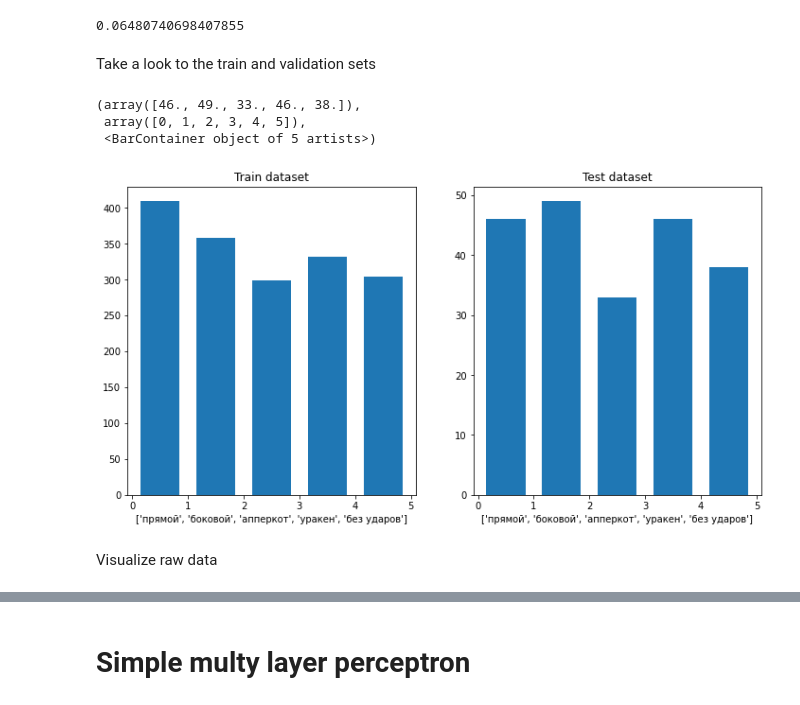
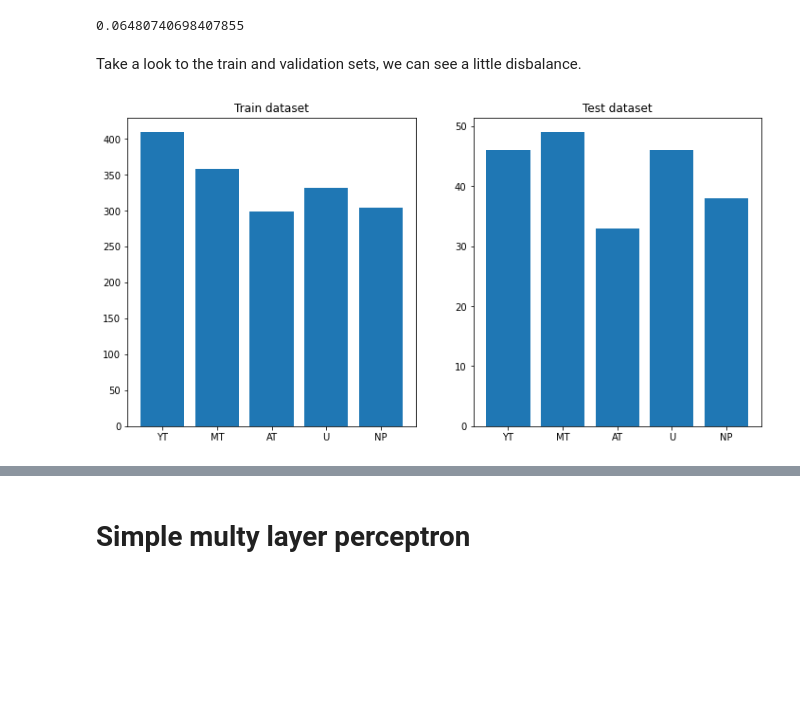
Before and after one commit to balezz/Punch_DL, a Jupyter notebook: PaperPunchDL/3_Results.ipynb, the cells around one changed output, grey strips where cells are left out. Drawn from its saved outputs; the diff is of its cells as text; code cells hidden in the pictures; blank space fills up the shorter version.

```diff
--- a/PaperPunchDL/3_Results.ipynb
+++ b/PaperPunchDL/3_Results.ipynb
@@ -37,25 +37,24 @@ X_train, y_train, X_val, y_val = random_split_train_val(X, Y, 212)
 # %%
 # Выходной слой с 5 - прямой, боковой, апперкот, уракен, передвижения без ударов
 num_classes = 5
-names = ['прямой', 'боковой', 'апперкот', 'уракен', 'без ударов']
+names = ['YT', 'MT', 'AT', 'U', 'NP']
 # %% [markdown]
-Take a look to the train and validation sets
+Take a look to the train and validation sets, we can see a little disbalance.
+# %%
+bins_train = np.bincount(y_train.astype(np.int))
+bins_val = np.bincount(y_val.astype(np.int))
+idx = np.arange(len(names))
 # %%
-# TODO: make good x axis labels
 plt.figure(figsize=(12,6))
 plt.subplot(1, 2, 1)
-plt.xlabel(names)
 plt.title('Train dataset')
-plt.hist(y_train.astype(np.int), rwidth=0.7, bins=range(6), label=names )
+plt.bar(idx, bins_train)
+plt.xticks(idx, names)
 
 plt.subplot(1, 2, 2)
 plt.title('Test dataset')
-plt.xlabel(names)
-plt.hist(y_val.astype(np.int), rwidth=0.7, bins=range(6), label=names )
+plt.bar(idx, bins_val)
+plt.xticks(idx, names)
+plt.show()
 # %% [output]
-(array([46., 49., 33., 46., 38.]),
- array([0, 1, 2, 3, 4, 5]),
- <BarContainer object of 5 artists>)
-[figure, old version]
+[figure, new version]
-# %% [markdown]
-Visualize raw data
```
Also changed, not shown: parts of 27 cells of this notebook, 23 other files.
